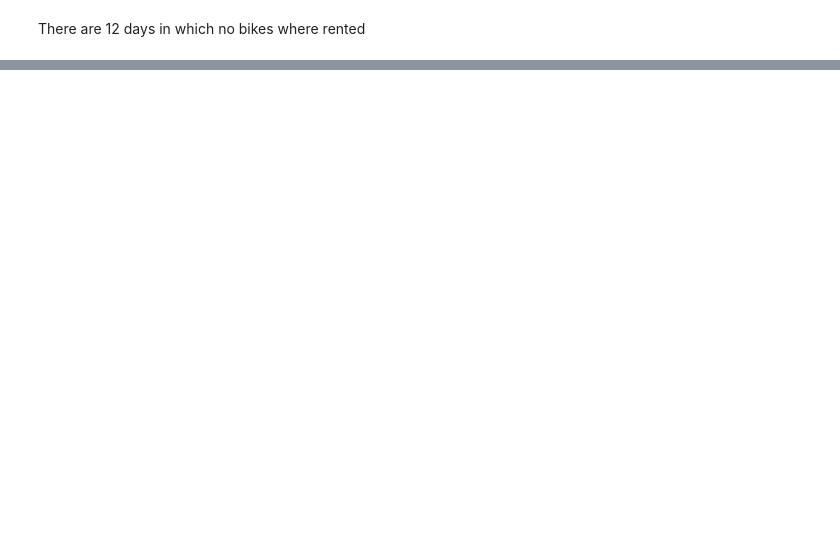
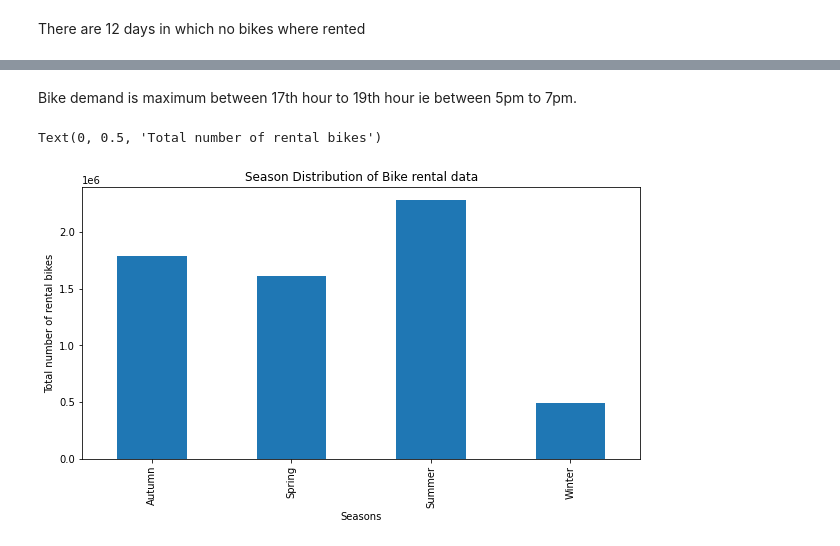
Before and after one commit to Nakulpradeep94/Bike_Sharing_demand_prediction, a Jupyter notebook: Bike_Sharing_Demand_Prediction_Capstone_Project.ipynb, the cells around one changed output, grey strips where cells are left out. Drawn from its saved outputs; the diff is of its cells as text; code cells hidden in the pictures; blank space fills up the shorter version.

```diff
--- a/Bike_Sharing_Demand_Prediction_Capstone_Project.ipynb
+++ b/Bike_Sharing_Demand_Prediction_Capstone_Project.ipynb
@@ -314,0 +439,10 @@ There are 12 days  in which no bikes where rented
+# %% [markdown]
+Bike demand is maximum between 17th hour to 19th hour ie between 5pm to 7pm.
+# %%
+# Seasonal distribution of the bike rental service rented count
+df.groupby(['Seasons'])['Rented Bike Count'].sum().plot.bar(figsize=(10,5))
+plt.title("Season Distribution of Bike rental data")
+plt.ylabel("Total number of rental bikes")
+# %% [output]
+Text(0, 0.5, 'Total number of rental bikes')
+[figure, added]
```
Also changed, not shown: parts of 22 cells of this notebook.
